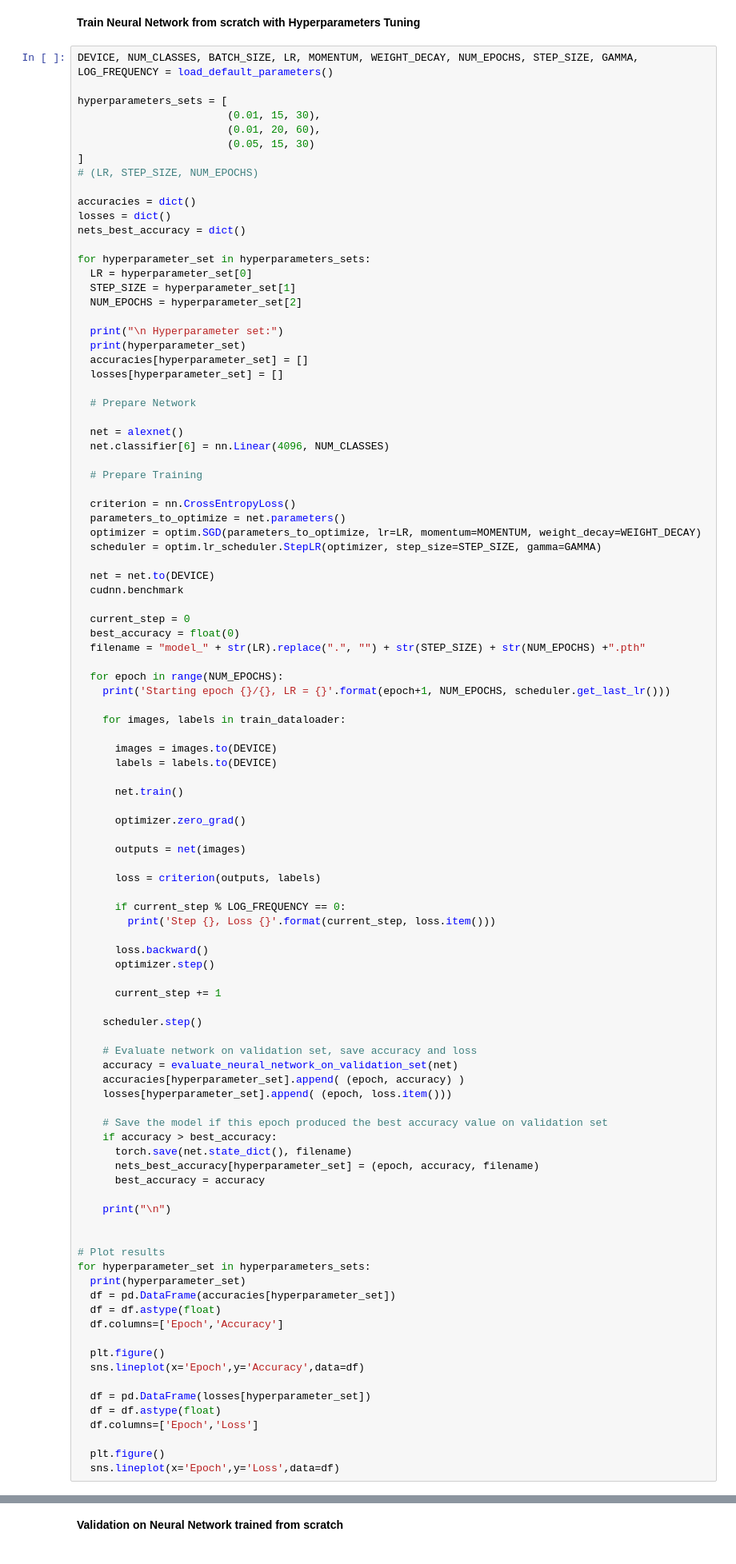
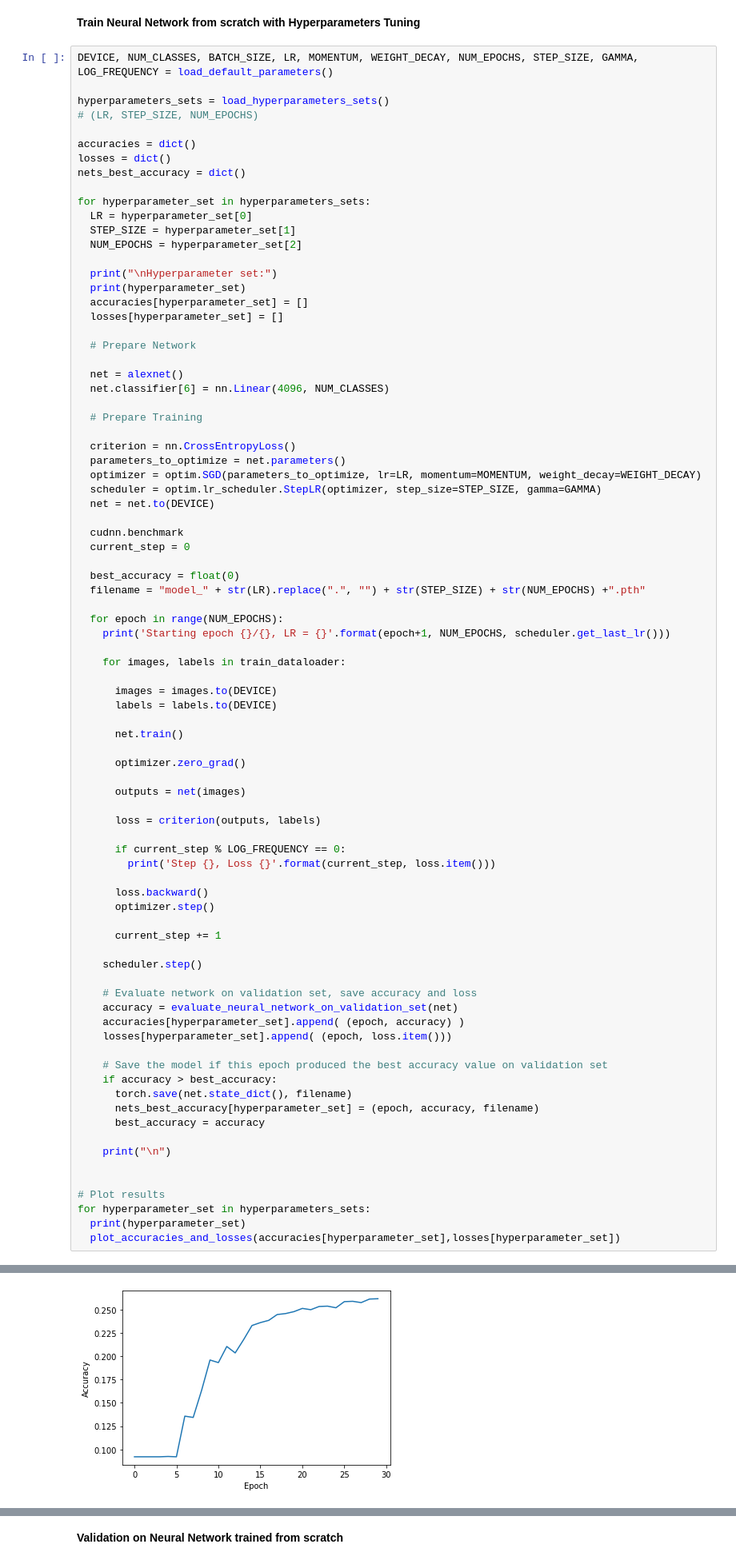
Before and after one commit to cpeluso/HW2-Image-Classification, a Jupyter notebook: HW2_Deep_Learning.ipynb, the cells around one changed output, grey strips where cells are left out. Shown at 80% size. Cells and saved outputs as stored; diff of their text form.

```diff
--- a/HW2_Deep_Learning.ipynb
+++ b/HW2_Deep_Learning.ipynb
@@ -191,11 +221,7 @@ for epoch in range(NUM_EPOCHS):
 # %%
 DEVICE, NUM_CLASSES, BATCH_SIZE, LR, MOMENTUM, WEIGHT_DECAY, NUM_EPOCHS, STEP_SIZE, GAMMA, LOG_FREQUENCY = load_default_parameters()
 
-hyperparameters_sets = [
-                        (0.01, 15, 30),
-                        (0.01, 20, 60),
-                        (0.05, 15, 30)
-]
+hyperparameters_sets = load_hyperparameters_sets()
 # (LR, STEP_SIZE, NUM_EPOCHS)
 
 accuracies = dict()
@@ -207,7 +233,7 @@ for hyperparameter_set in hyperparameters_sets:
   STEP_SIZE = hyperparameter_set[1]
   NUM_EPOCHS = hyperparameter_set[2]
 
-  print("\n Hyperparameter set:")
+  print("\nHyperparameter set:")
   print(hyperparameter_set)
   accuracies[hyperparameter_set] = []
   losses[hyperparameter_set] = []
@@ -223,11 +249,11 @@ for hyperparameter_set in hyperparameters_sets:
   parameters_to_optimize = net.parameters()
   optimizer = optim.SGD(parameters_to_optimize, lr=LR, momentum=MOMENTUM, weight_decay=WEIGHT_DECAY)
   scheduler = optim.lr_scheduler.StepLR(optimizer, step_size=STEP_SIZE, gamma=GAMMA)
+  net = net.to(DEVICE)
 
-  net = net.to(DEVICE)
   cudnn.benchmark
+  current_step = 0
 
-  current_step = 0
   best_accuracy = float(0)
   filename = "model_" + str(LR).replace(".", "") + str(STEP_SIZE) + str(NUM_EPOCHS) +".pth"
 
@@ -274,16 +300,5 @@ for hyperparameter_set in hyperparameters_sets:
 # Plot results
 for hyperparameter_set in hyperparameters_sets:
   print(hyperparameter_set)
-  df = pd.DataFrame(accuracies[hyperparameter_set])
-  df = df.astype(float)
-  df.columns=['Epoch','Accuracy']
-
-  plt.figure()
-  sns.lineplot(x='Epoch',y='Accuracy',data=df)
-
-  df = pd.DataFrame(losses[hyperparameter_set])
-  df = df.astype(float)
-  df.columns=['Epoch','Loss']
-
-  plt.figure()
-  sns.lineplot(x='Epoch',y='Loss',data=df)
+  plot_accuracies_and_losses(accuracies[hyperparameter_set],losses[hyperparameter_set])
+# %% [output]
@@ -289,0 +322 @@ for hyperparameter_set in hyperparameters_sets:
+[figure, added]
```
Also changed, not shown: parts of 10 cells of this notebook.
